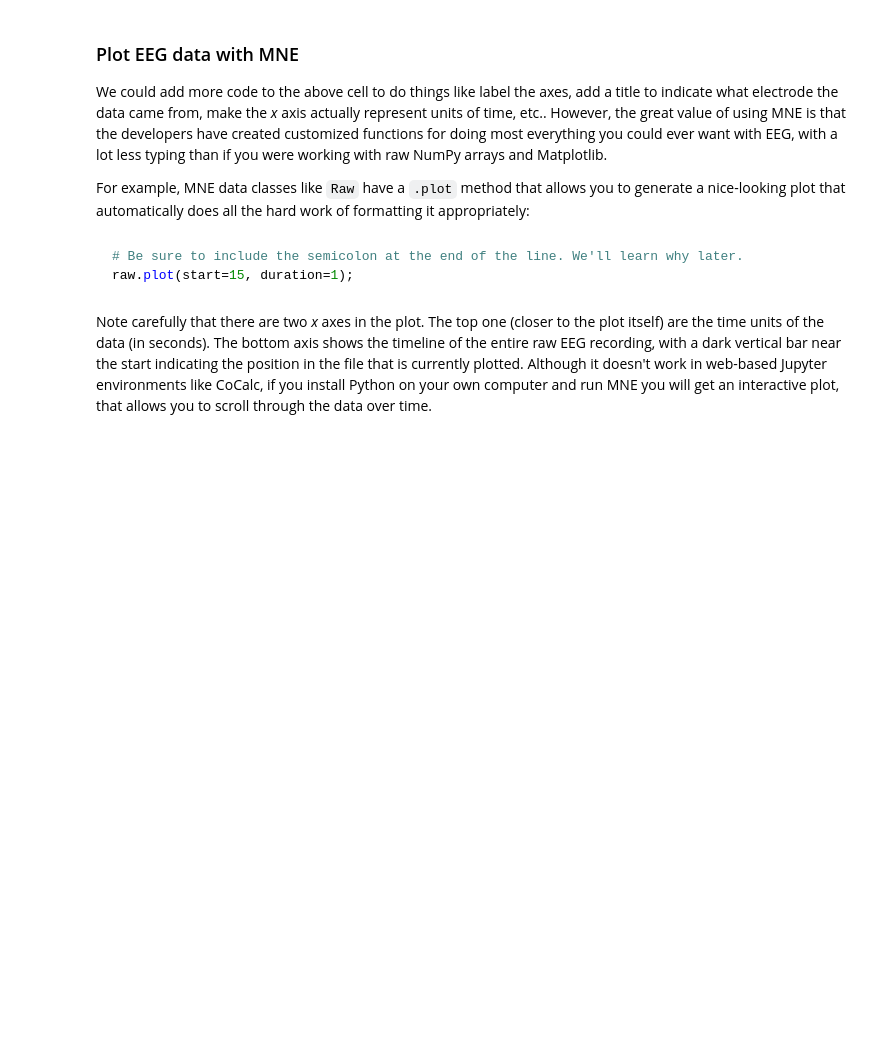
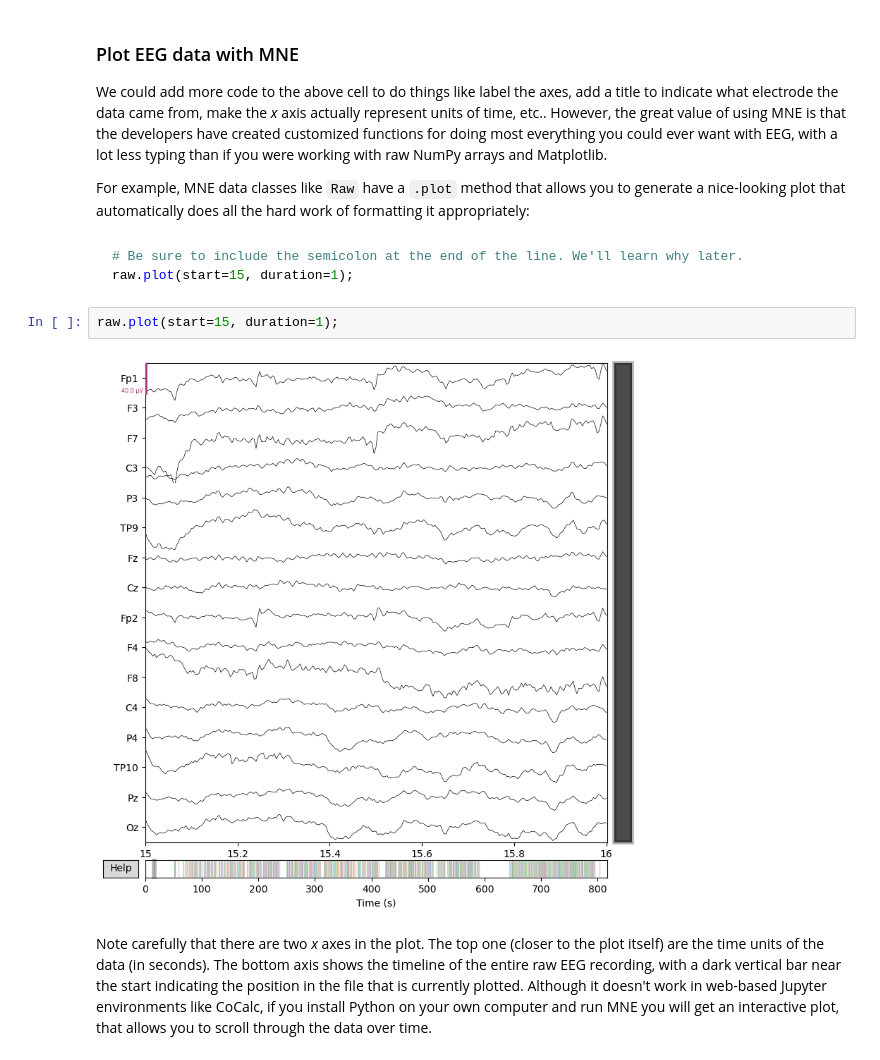
Before and after one commit to stochastic-bean/NDSCH7-Working-with-EEG-data, a Jupyter notebook: 1 - mne_data.ipynb, the cells around one changed output. Drawn from its saved outputs; the diff is of its cells as text; blank space fills up the shorter version.

```diff
--- a/1 - mne_data.ipynb
+++ b/1 - mne_data.ipynb
@@ -194,6 +347,10 @@ For example, MNE data classes like `Raw` have a `.plot` method that allows you t
 # Be sure to include the semicolon at the end of the line. We'll learn why later.
 raw.plot(start=15, duration=1);
 ~~~
+# %%
+raw.plot(start=15, duration=1);
+# %% [output]
+[figure, added]
 # %% [markdown]
 Note carefully that there are two *x* axes in the plot. The top one (closer to the plot itself) are the time units of the data (in seconds). The bottom axis shows the timeline of the entire raw EEG recording, with a dark vertical bar near the start indicating the position in the file that is currently plotted. Although it doesn't work in web-based Jupyter environments like CoCalc, if you install Python on your own computer and run MNE you will get an interactive plot, that allows you to scroll through the data over time.
 # %% [markdown]
```
Also changed, not shown: parts of 23 cells of this notebook.
